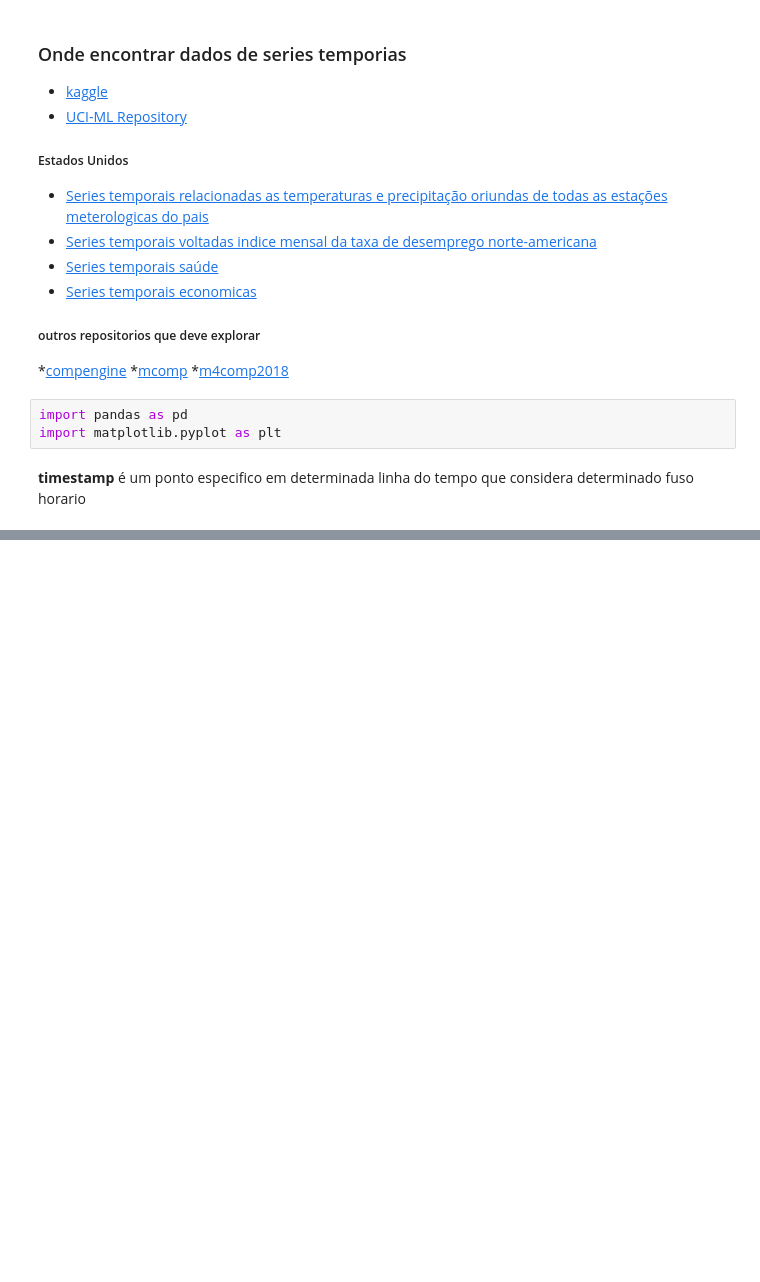
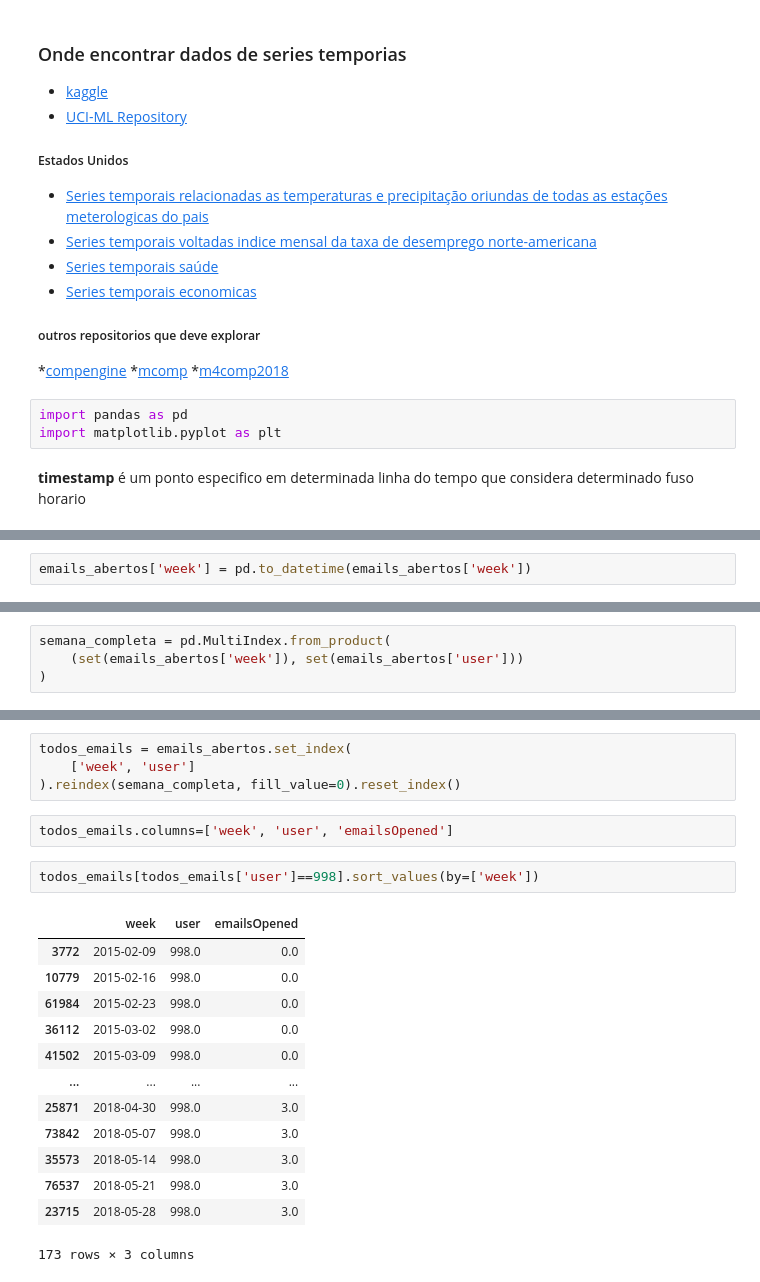
Before and after one commit to kaladabrio2020/analise-pratica-series-temporais_predicao-stats-ml, a Jupyter notebook: capitulo-2-encontrando-dados-e-usando-data-wrangling-com-st/series-temporais.ipynb, the cells around one changed output, grey strips where cells are left out. Drawn from its saved outputs; the diff is of its cells as text; blank space fills up the shorter version.

```diff
--- a/capitulo-2-encontrando-dados-e-usando-data-wrangling-com-st/series-temporais.ipynb
+++ b/capitulo-2-encontrando-dados-e-usando-data-wrangling-com-st/series-temporais.ipynb
@@ -97,0 +154,2 @@ plt.show()
+# %%
+emails_abertos['week'] = pd.to_datetime(emails_abertos['week'])
@@ -97,0 +172,4 @@ plt.show()
+# %%
+semana_completa = pd.MultiIndex.from_product(
+    (set(emails_abertos['week']), set(emails_abertos['user']))
+)
@@ -97,0 +196,22 @@ plt.show()
+# %%
+todos_emails = emails_abertos.set_index(
+    ['week', 'user']
+).reindex(semana_completa, fill_value=0).reset_index()
+# %%
+todos_emails.columns=['week', 'user', 'emailsOpened']
+# %%
+todos_emails[todos_emails['user']==998].sort_values(by=['week'])
+# %% [output]
+|  | week | user | emailsOpened |
+| 3772 | 2015-02-09 | 998.0 | 0.0 |
+| 10779 | 2015-02-16 | 998.0 | 0.0 |
+| 61984 | 2015-02-23 | 998.0 | 0.0 |
+| 36112 | 2015-03-02 | 998.0 | 0.0 |
+| 41502 | 2015-03-09 | 998.0 | 0.0 |
+| ... | ... | ... | ... |
+| 25871 | 2018-04-30 | 998.0 | 3.0 |
+| 73842 | 2018-05-07 | 998.0 | 3.0 |
+| 35573 | 2018-05-14 | 998.0 | 3.0 |
+| 76537 | 2018-05-21 | 998.0 | 3.0 |
+| 23715 | 2018-05-28 | 998.0 | 3.0 |
+173 rows × 3 columns
```
Also changed, not shown: parts of 45 cells of this notebook, 6 other files.
